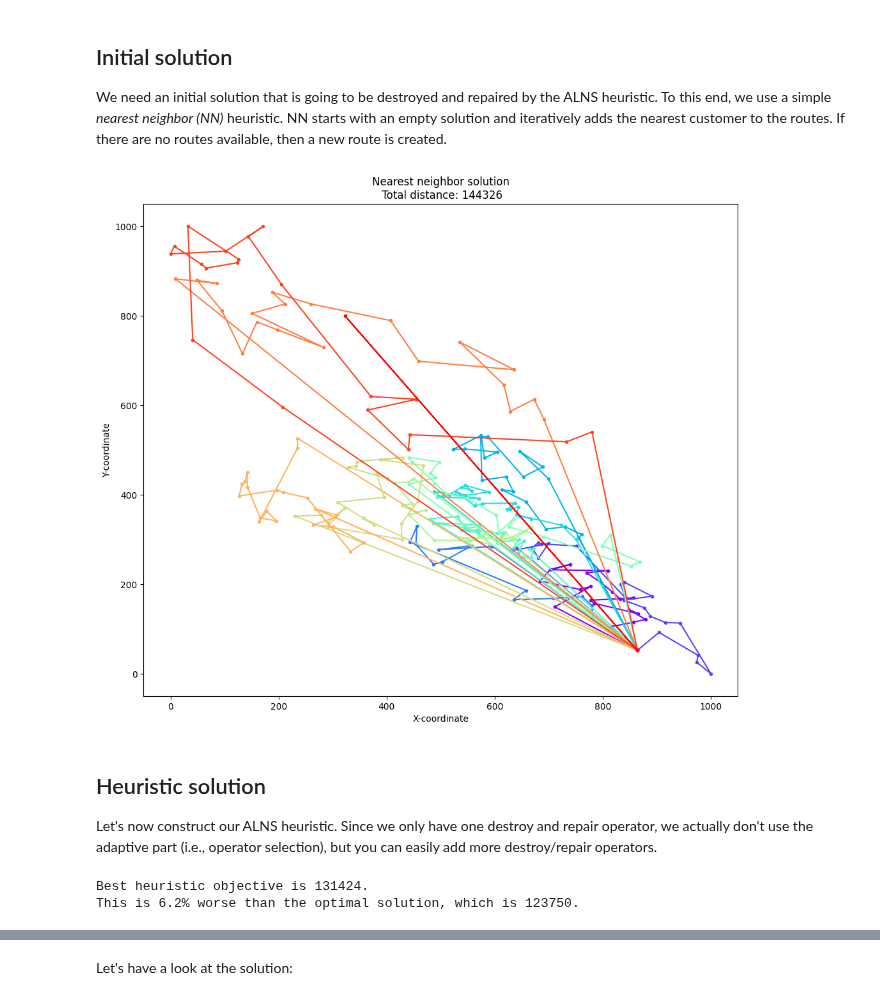
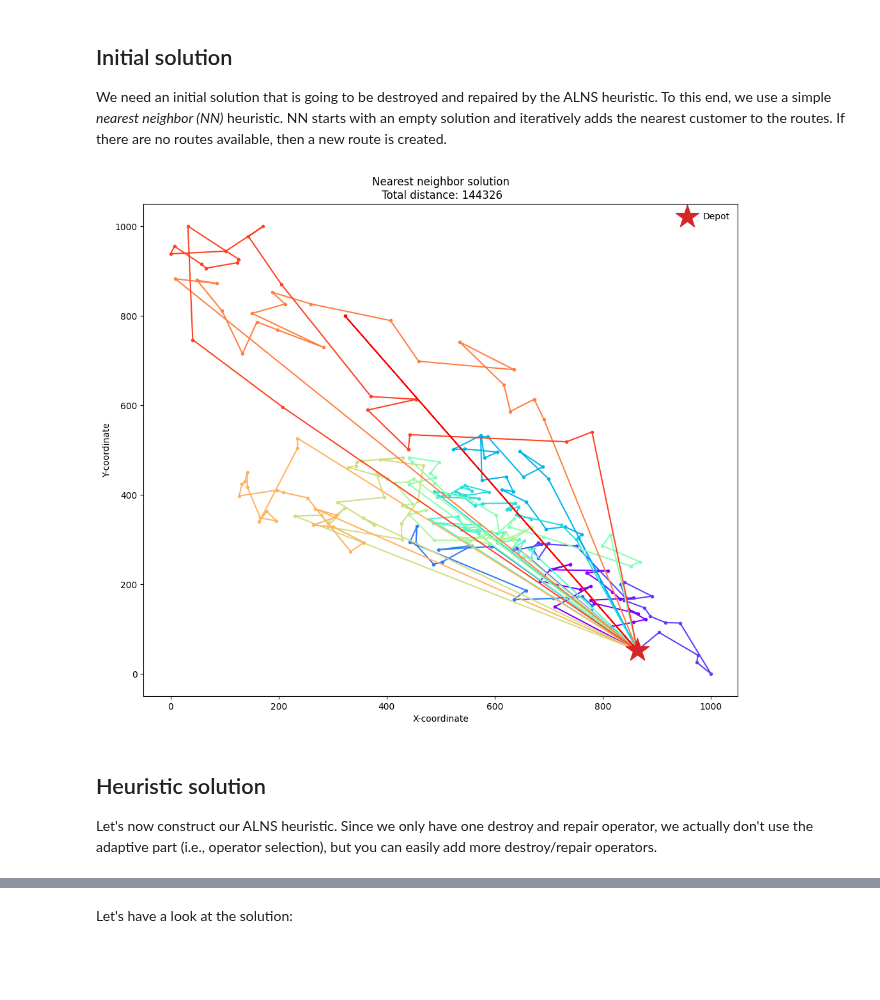
Before and after one commit to N-Wouda/ALNS, a Jupyter notebook: docs/source/examples/capacitated_vehicle_routing_problem.ipynb, the cells around one changed output, grey strips where cells are left out. Drawn from its saved outputs; the diff is of its cells as text; code cells hidden in the pictures; blank space fills up the shorter version.

```diff
--- a/docs/source/examples/capacitated_vehicle_routing_problem.ipynb
+++ b/docs/source/examples/capacitated_vehicle_routing_problem.ipynb
@@ -46,12 +42,17 @@ def plot_solution(solution, name="CVRP solution"):
             [data.coordinates[loc][0] for loc in [0] + route + [0]],
             [data.coordinates[loc][1] for loc in [0] + route + [0]],
             color=cmap[idx],
-            marker='.',
+            marker='.'
         )
+
+    # Plot the depot
+    kwargs = dict(label="Depot", zorder=3, marker="*", s=750)
+    ax.scatter(*data.coordinates[0], c="tab:red", **kwargs)
 
     ax.set_title(f"{name}\n Total distance: {solution.cost}")
     ax.set_xlabel("X-coordinate")
     ax.set_ylabel("Y-coordinate")
+    ax.legend(frameon=False, ncol=3)
 # %%
 plot_solution(bks, name="Best known solution")
 # %% [output]
@@ -73,11 +74,7 @@ class CvrpState(State):
         self.unassigned = unassigned if unassigned is not None else []
 
     def copy(self):
-        """
-        Helper method to ensure each solution state is immutable.
-        """
-        return CvrpState(copy.deepcopy(self.routes),
-                        self.unassigned.copy())
+        return CvrpState(copy.deepcopy(self.routes), self.unassigned.copy())
 
     def objective(self):
         """
@@ -88,7 +85,7 @@ class CvrpState(State):
     @property
     def cost(self):
         """
-        Alias for objective method.
+        Alias for objective method. Used for plotting.
         """
         return self.objective()
 
@@ -241,10 +237,9 @@ def nearest_neighbor():
 
     return CvrpState(routes)
 # %%
-initial = nearest_neighbor()
-plot_solution(initial, 'Nearest neighbor solution')
+plot_solution(nearest_neighbor(), 'Nearest neighbor solution')
 # %% [output]
-[figure, old version]
+[figure, new version]
 # %% [markdown]
 ## Heuristic solution
 Let's now construct our ALNS heuristic. Since we only have one destroy and repair operator, we actually don't use the adaptive part (i.e., operator selection), but you can easily add more destroy/repair operators.
@@ -263,13 +259,10 @@ result = alns.iterate(initial, weights, crit, stop)
 # %%
 solution = result.best_state
 objective = solution.objective()
-pct_difference = 100 * (objective - bks.cost) / bks.cost
+pct_diff = 100 * (objective - bks.cost) / bks.cost
 
 print(f"Best heuristic objective is {objective}.")
-print(f"This is {pct_difference:.1f}% worse than the optimal solution, which is {bks.cost}.")
+print(f"This is {pct_diff:.1f}% worse than the optimal solution, which is {bks.cost}.")
-# %% [output]
-Best heuristic objective is 131424.
-This is 6.2% worse than the optimal solution, which is 123750.
 # %%
 _, ax = plt.subplots(figsize=(12, 6))
 result.plot_objectives(ax=ax)
```
Also changed, not shown: parts of 14 cells of this notebook.
